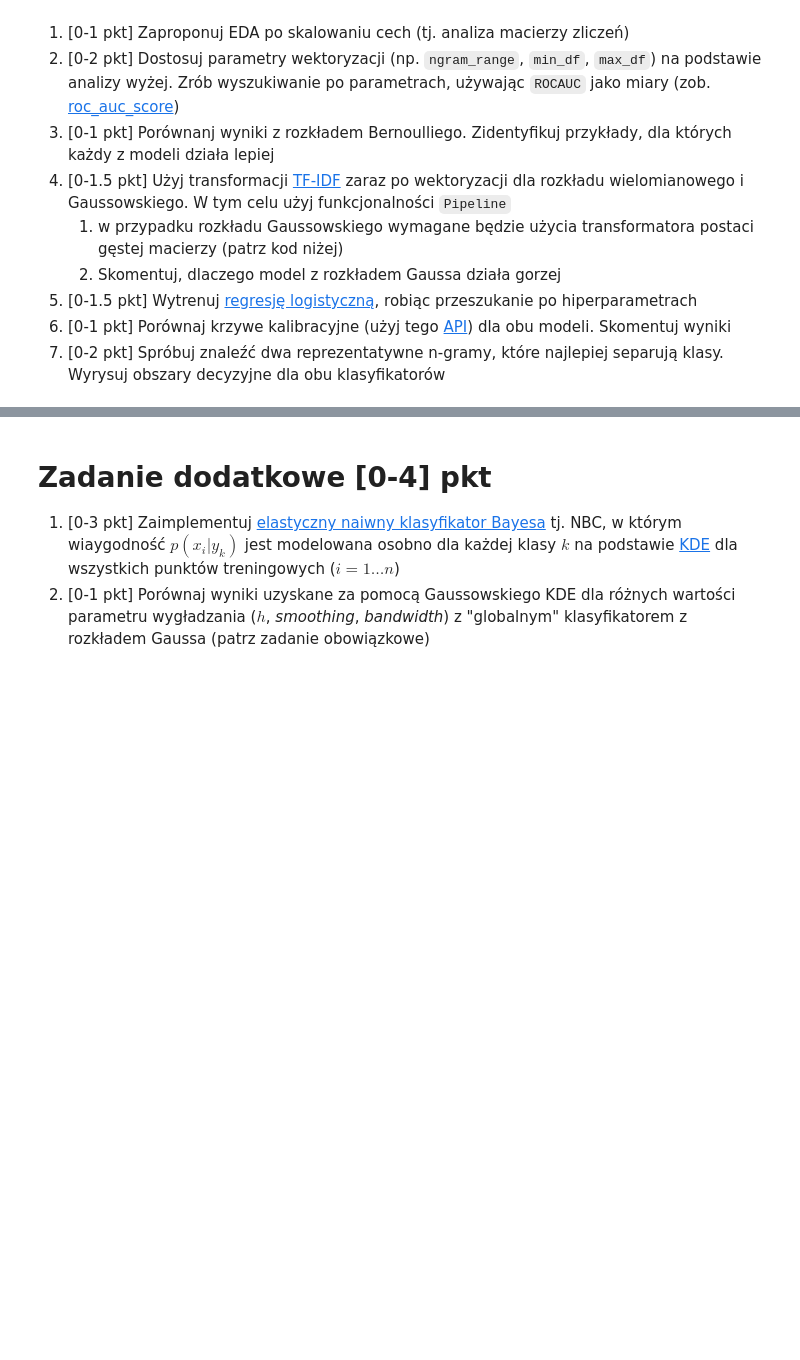
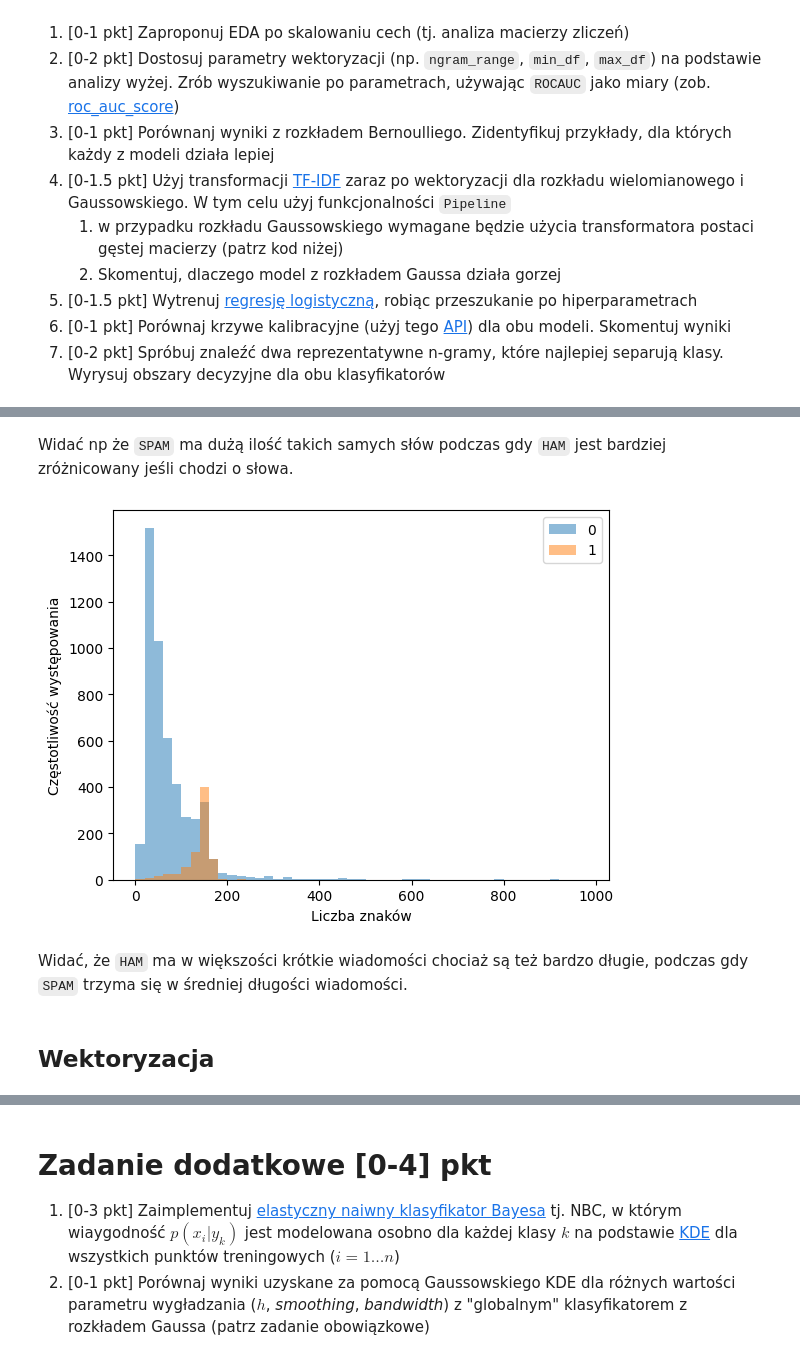
Before and after one commit to pswierzy/Machine-Learning, a Jupyter notebook: Lab04/4-zadanie_domowe.ipynb, the cells around one changed output, grey strips where cells are left out. Drawn from its saved outputs; the diff is of its cells as text; code cells hidden in the pictures; blank space fills up the shorter version.

```diff
--- a/Lab04/4-zadanie_domowe.ipynb
+++ b/Lab04/4-zadanie_domowe.ipynb
@@ -22,0 +26,18 @@ class DenseTransformer(TransformerMixin, BaseEstimator):
+# %%
+sms = pd.read_csv('../Lab04/sms+spam+collection/SMSSpamCollection',
+                  delimiter='\t', header=None, names=['is_spam', 'text'])
+
+sms['is_spam'] = sms['is_spam'].map({'spam': 1, 'ham': 0}).astype('int8')
+
+X = sms['text']
+y = sms['is_spam']
+
+X_train, X_test, y_train, y_test = train_test_split(X, y, stratify=y,
+                                                    test_size=0.2, random_state=0)
+
+vect = CountVectorizer(stop_words='english')
+vect.fit(X_train)
+X_train_scaled     = vect.transform(X_train)
+X_test_scaled      = vect.transform(X_test)
+X_train_scaled_inv = vect.inverse_transform(X_train_scaled)
+X_test_scaled_inv  = vect.inverse_transform(X_test_scaled)
@@ -22,0 +131,15 @@ class DenseTransformer(TransformerMixin, BaseEstimator):
+# %% [markdown]
+Widać np że `SPAM` ma dużą ilość takich samych słów podczas gdy `HAM` jest bardziej zróżnicowany jeśli chodzi o słowa.
+# %%
+for cat in sms['is_spam'].unique():
+    sms[sms['is_spam'] == cat]['text'].str.len().plot(bins=np.arange(0, 1000, 20),
+                                                      kind='hist', label=cat, alpha=0.5)
+plt.xlabel('Liczba znaków')
+plt.ylabel('Częstotliwość występowania')
+plt.legend();
+# %% [output]
+[figure, added]
+# %% [markdown]
+Widać, że `HAM` ma w większości krótkie wiadomości chociaż są też bardzo długie, podczas gdy `SPAM` trzyma się w średniej długości wiadomości.
+# %% [markdown]
+## Wektoryzacja
```
Also changed, not shown: parts of 47 cells of this notebook.
